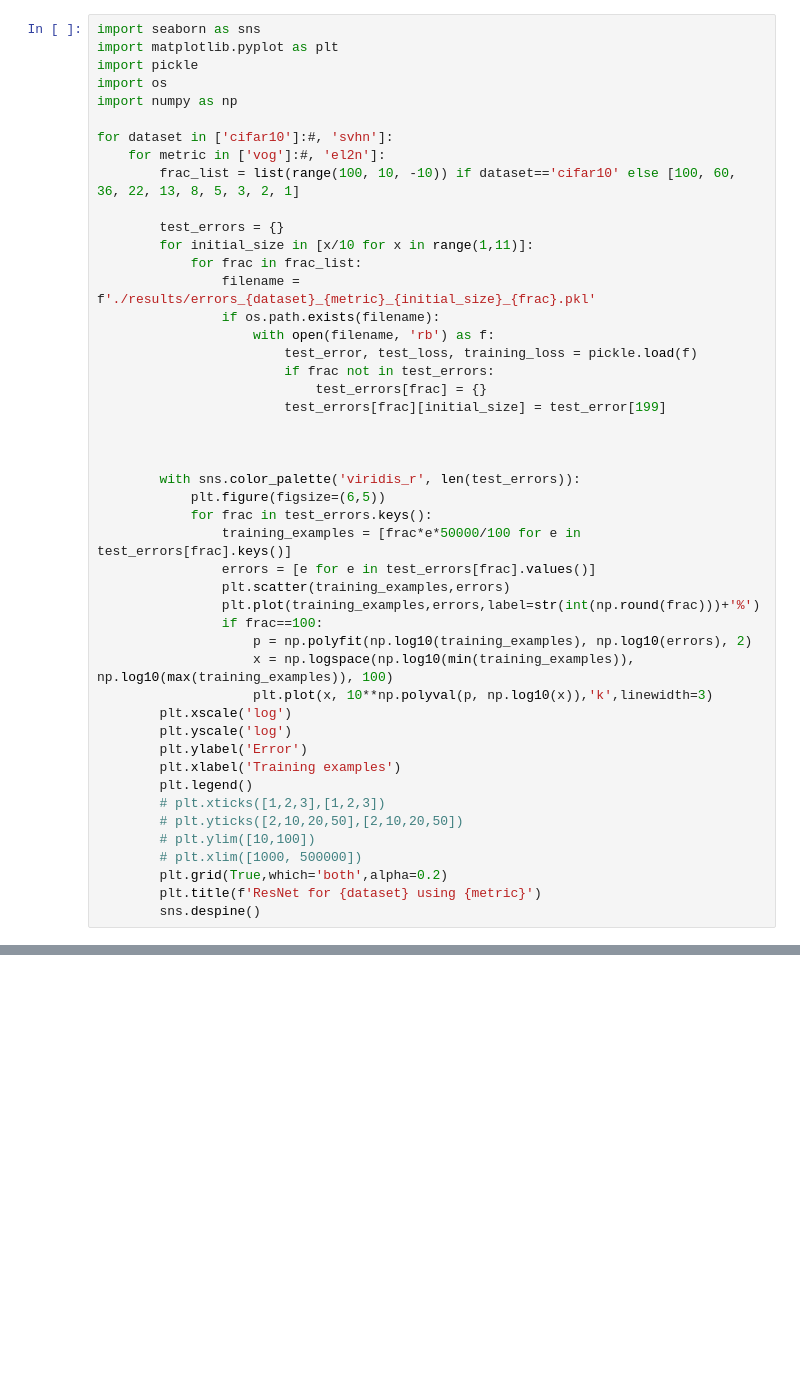
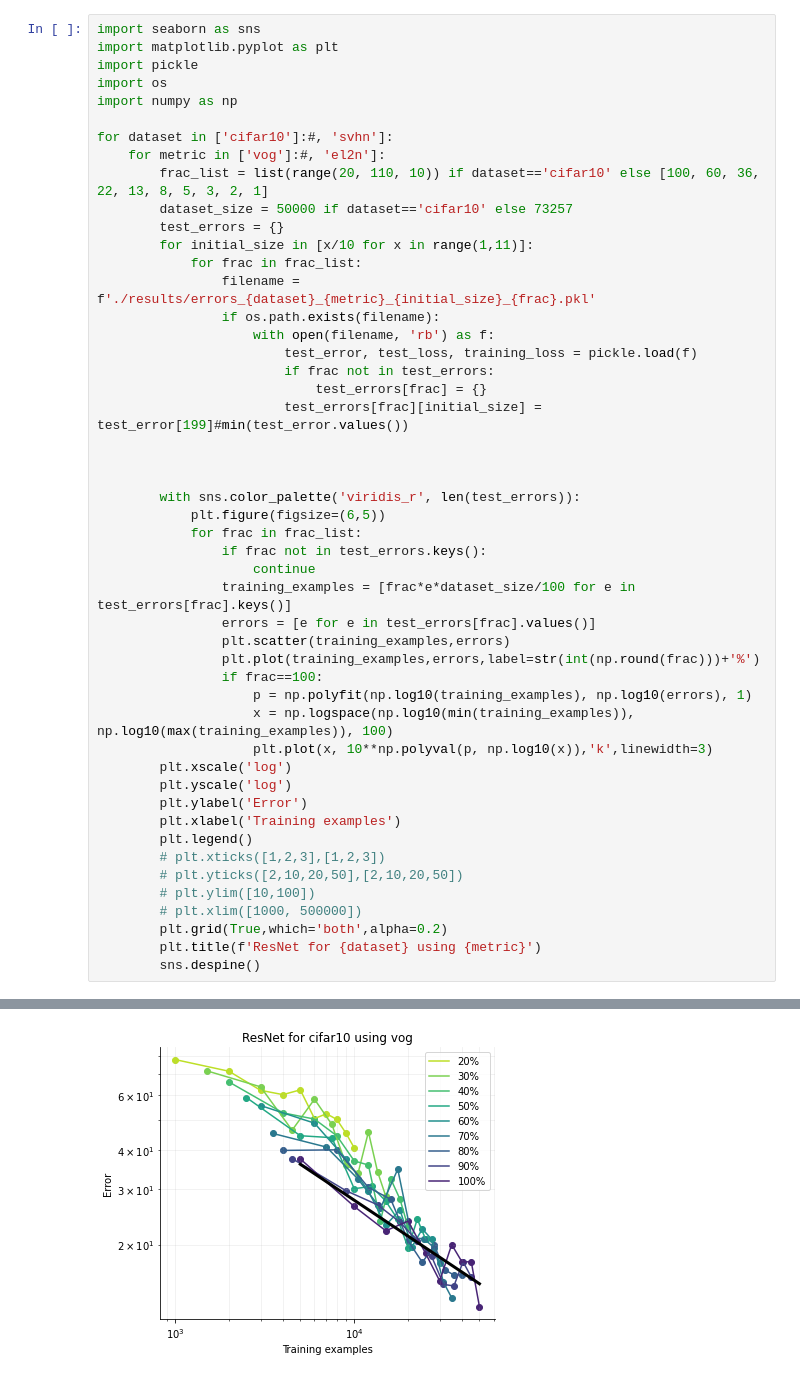
Before and after one commit to Samarendra109/DL-Project, a Jupyter notebook: analysis.ipynb, the cells around one changed output, grey strips where cells are left out. Saved outputs shown, nothing was run; the diff lists cells and outputs as text; blank space fills up the shorter version.

```diff
--- a/analysis.ipynb
+++ b/analysis.ipynb
@@ -7,8 +7,8 @@ import numpy as np
 
 for dataset in ['cifar10']:#, 'svhn']:
     for metric in ['vog']:#, 'el2n']:
-        frac_list = list(range(100, 10, -10)) if dataset=='cifar10' else [100, 60, 36, 22, 13, 8, 5, 3, 2, 1]
-
+        frac_list = list(range(20, 110, 10)) if dataset=='cifar10' else [100, 60, 36, 22, 13, 8, 5, 3, 2, 1]
+        dataset_size = 50000 if dataset=='cifar10' else 73257
         test_errors = {}
         for initial_size in [x/10 for x in range(1,11)]:
             for frac in frac_list:
@@ -18,19 +18,21 @@ for dataset in ['cifar10']:#, 'svhn']:
                         test_error, test_loss, training_loss = pickle.load(f)
                         if frac not in test_errors:
                             test_errors[frac] = {}
-                        test_errors[frac][initial_size] = test_error[199]
+                        test_errors[frac][initial_size] = test_error[199]#min(test_error.values())
 
 
 
         with sns.color_palette('viridis_r', len(test_errors)):
             plt.figure(figsize=(6,5))
-            for frac in test_errors.keys():
-                training_examples = [frac*e*50000/100 for e in test_errors[frac].keys()]
+            for frac in frac_list:
+                if frac not in test_errors.keys():
+                    continue
+                training_examples = [frac*e*dataset_size/100 for e in test_errors[frac].keys()]
                 errors = [e for e in test_errors[frac].values()]
                 plt.scatter(training_examples,errors)
                 plt.plot(training_examples,errors,label=str(int(np.round(frac)))+'%')
                 if frac==100:
-                    p = np.polyfit(np.log10(training_examples), np.log10(errors), 2)
+                    p = np.polyfit(np.log10(training_examples), np.log10(errors), 1)
                     x = np.logspace(np.log10(min(training_examples)), np.log10(max(training_examples)), 100)
                     plt.plot(x, 10**np.polyval(p, np.log10(x)),'k',linewidth=3)
         plt.xscale('log')
@@ -49,0 +51 @@ ModuleNotFoundError: No module named 'seaborn'
+[figure, added]
```
Also changed, not shown: parts of 3 cells of this notebook, 1 other file.
